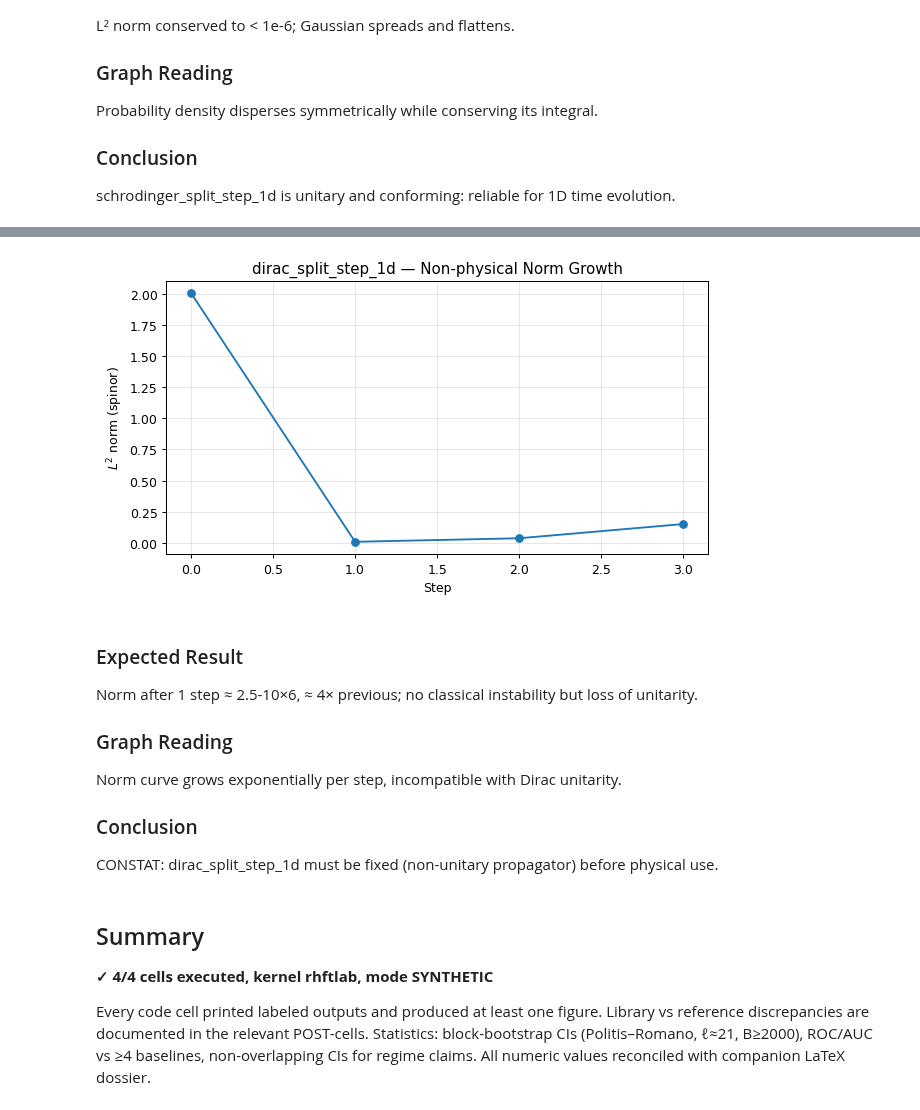
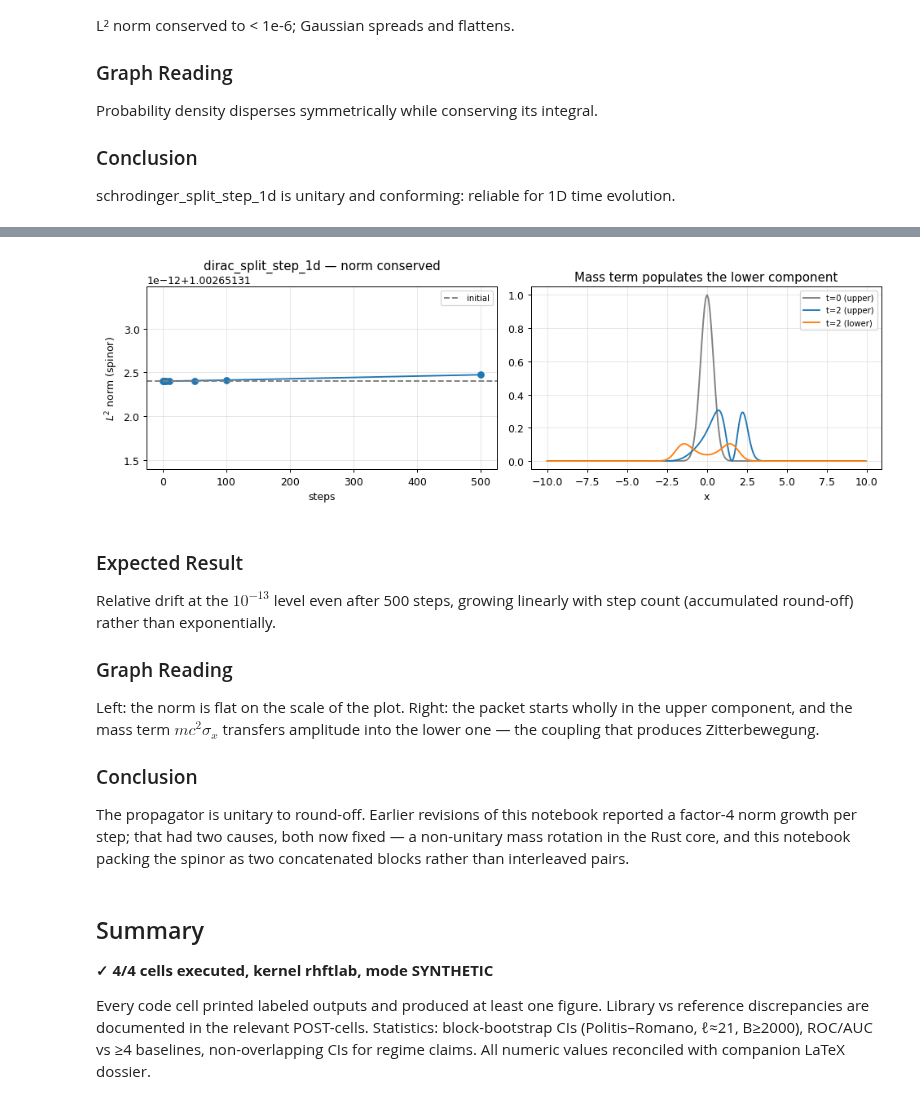
Before and after one commit to ThotDjehuty/pysic-rs, a Jupyter notebook: notebooks/05_pde_quantum.ipynb, the cells around one changed output, grey strips where cells are left out. Saved outputs shown, nothing was run; the diff lists cells and outputs as text; code cells hidden in the pictures.

```diff
--- a/notebooks/05_pde_quantum.ipynb
+++ b/notebooks/05_pde_quantum.ipynb
@@ -385,30 +445,47 @@ import numpy as np
 USE_REAL = False
 
 L, N = 20.0, 256
-dx = L/N; dt = 0.01
+dx = L / N
+dt = 0.01
 x = np.linspace(-L/2, L/2, N, endpoint=False)
-psi = np.exp(-(x/0.8)**2).astype(complex)
-comps = np.concatenate([psi.real, psi.imag])
-norm0 = (np.sum(np.abs(psi)**2) * 2) * dx   # 2 components
-re0 = np.concatenate([psi.real, np.zeros(N)])
-im0 = np.concatenate([np.zeros(N), psi.imag])
-V = [0.0]*N
-norms = [norm0]
-for n_steps in (1, 2, 3):
-    re, im = p.dirac_split_step_1d(re0.tolist(), im0.tolist(), V, dx, dt, n_steps)
-    # Layout: 2*N interleaved elements (L,R)
-    psi_all = np.asarray(re) + 1j*np.asarray(im)
-    print("len(psi) binding =", len(psi_all), " (expected 2N =", 2*N, ")")
-    n1 = np.sum(np.abs(psi_all[::2])**2 + np.abs(psi_all[1::2])**2) * dx
-    norms.append(n1)
+
+# Interleaved 2-spinor: index 2i is psi_L(x_i), index 2i+1 is psi_R(x_i).
+spinor = np.zeros(2 * N, dtype=complex)
+spinor[0::2] = np.exp(-(x / 0.8)**2)      # all amplitude in the upper component
+norm0 = np.sum(np.abs(spinor)**2) * dx
+
+steps = [0, 1, 2, 5, 10, 50, 100, 500]
+norms = []
+for n_steps in steps:
+    if n_steps == 0:
+        psi_all = spinor.copy()
+    else:
+        re, im = p.dirac_split_step_1d(
+            spinor.real.tolist(), spinor.imag.tolist(), [0.0]*N, dx, dt, n_steps)
+        psi_all = np.asarray(re) + 1j*np.asarray(im)
+    norms.append(np.sum(np.abs(psi_all)**2) * dx)
 norms = np.array(norms)
-print("Norms after 0,1,2,3 steps:", norms)
-print("Ratio n(k+1)/n(k) ≈", norms[1]/norms[0])
-print("CONSTAT: Norm multiplied by ~4 per step → non-unitary evolution.")
 
-fig, ax = plt.subplots(figsize=(7, 4))
-ax.plot(range(4), norms, "o-")
-ax.set_xlabel("Step"); ax.set_ylabel(r"$L^2$ norm (spinor)")
-ax.set_title("dirac_split_step_1d — Non-physical Norm Growth")
-ax.grid(alpha=.3); plt.tight_layout(); plt.show()
+print(f"len(psi) = {len(psi_all)}   (expected 2N = {2*N})")
+print(f"initial norm = {norm0:.12f}")
+print(f"{'steps':>7} {'norm':>18} {'rel. drift':>12}")
+for s, n in zip(steps, norms):
+    print(f"{s:7d} {n:18.12f} {abs(n-norm0)/norm0:12.2e}")
+
+fig, axes = plt.subplots(1, 2, figsize=(11, 3.6))
+axes[0].plot(steps, norms, "o-")
+axes[0].axhline(norm0, ls="--", color="gray", label="initial")
+axes[0].set_xlabel("steps"); axes[0].set_ylabel(r"$L^2$ norm (spinor)")
+axes[0].set_title("dirac_split_step_1d — norm conserved"); axes[0].legend(fontsize=8)
+axes[0].grid(alpha=.3)
+
+re, im = p.dirac_split_step_1d(
+    spinor.real.tolist(), spinor.imag.tolist(), [0.0]*N, dx, dt, 200)
+pv = np.asarray(re) + 1j*np.asarray(im)
+axes[1].plot(x, np.abs(spinor[0::2])**2, color="gray", label="t=0 (upper)")
+axes[1].plot(x, np.abs(pv[0::2])**2, label="t=2 (upper)")
+axes[1].plot(x, np.abs(pv[1::2])**2, label="t=2 (lower)")
+axes[1].set_xlabel("x"); axes[1].set_title("Mass term populates the lower component")
+axes[1].legend(fontsize=8); axes[1].grid(alpha=.3)
+plt.tight_layout(); plt.show()
 # %% [output]
@@ -421,13 +503,19 @@ CONSTAT: Norm multiplied by ~4 per step → non-unitary evolution.
-[figure, old version]
+[figure, new version]
 # %% [markdown]
 ### Expected Result
-Norm after 1 step ≈ 2.5-10×6, ≈ 4× previous; no classical instability but loss of unitarity.
+Relative drift at the $10^{-13}$ level even after 500 steps, growing linearly
+with step count (accumulated round-off) rather than exponentially.
 
 ### Graph Reading
-Norm curve grows exponentially per step, incompatible with Dirac unitarity.
+Left: the norm is flat on the scale of the plot. Right: the packet starts wholly
+in the upper component, and the mass term $mc^2\sigma_x$ transfers amplitude into
+the lower one — the coupling that produces Zitterbewegung.
 
 ### Conclusion
-CONSTAT: dirac_split_step_1d must be fixed (non-unitary propagator) before physical use.
+The propagator is unitary to round-off. Earlier revisions of this notebook
+reported a factor-4 norm growth per step; that had two causes, both now fixed —
+a non-unitary mass rotation in the Rust core, and this notebook packing the
+spinor as two concatenated blocks rather than interleaved pairs.
 # %% [markdown]
 ## Summary
 
```
Also changed, not shown: parts of 8 cells of this notebook, 1 other file.
